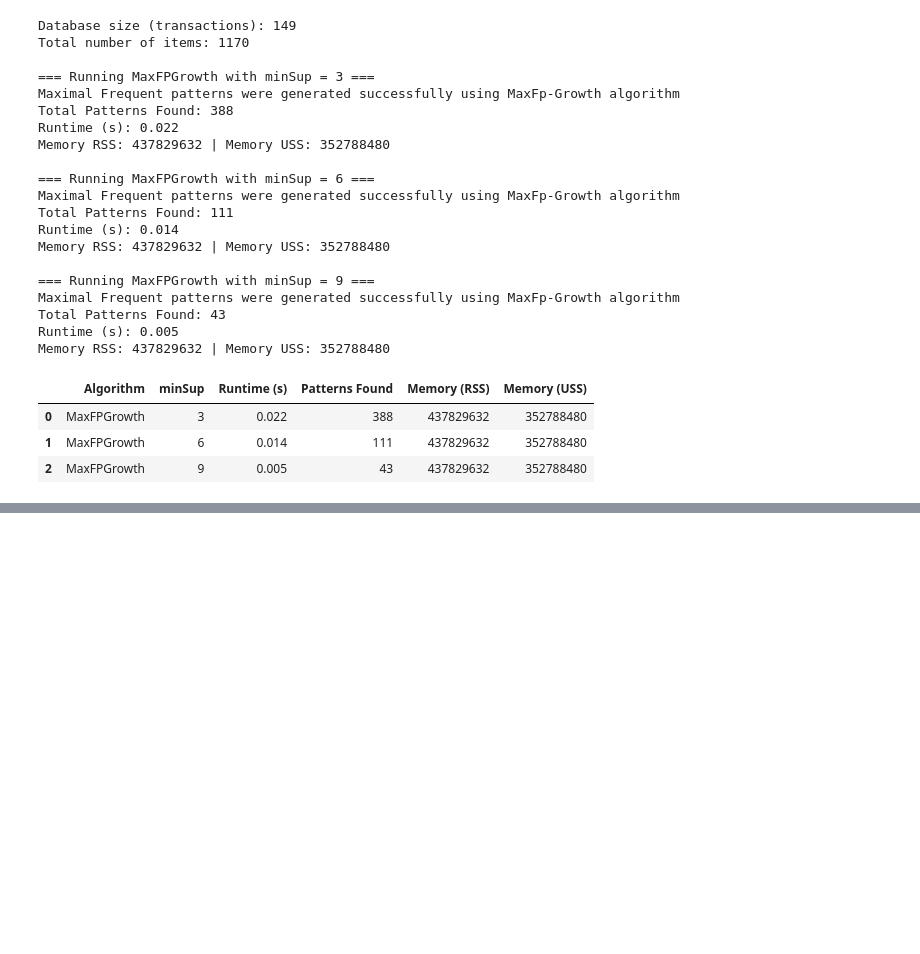
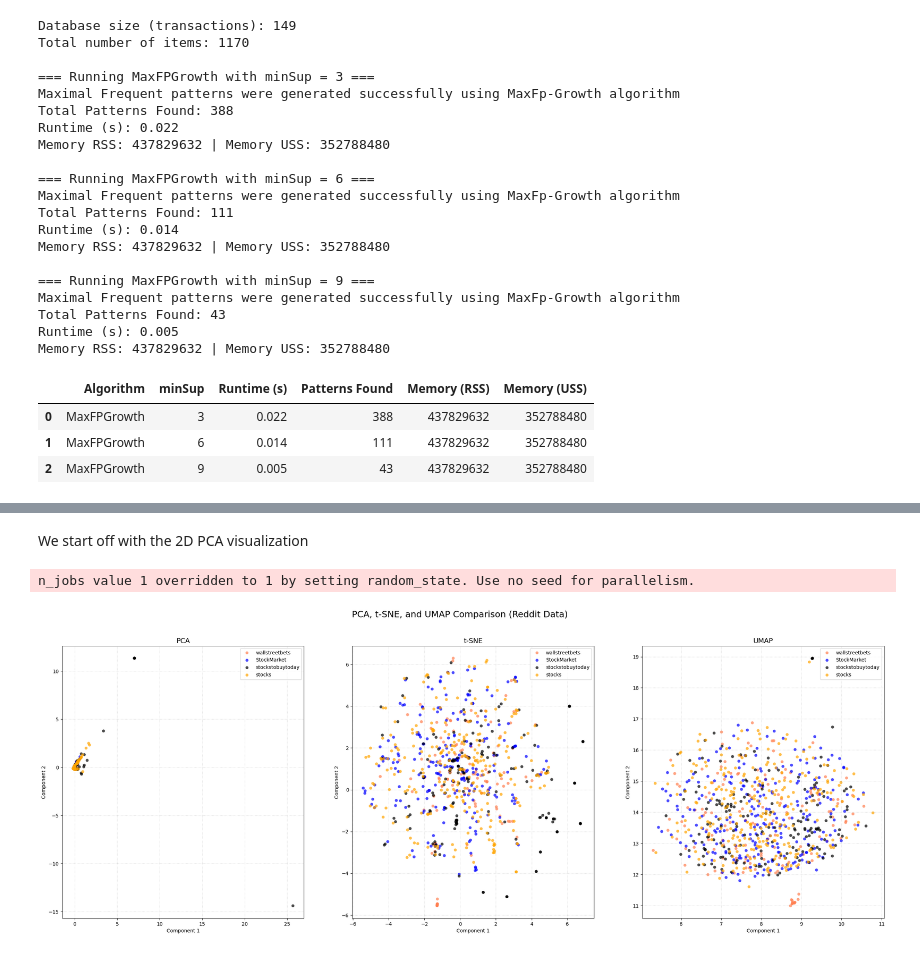
Before and after one commit to Ootje123/DM2025-Lab1-Exercise, a Jupyter notebook: DM2025-Lab1-Homework.ipynb, the cells around one changed output, grey strips where cells are left out. Drawn from its saved outputs; the diff is of its cells as text; code cells hidden in the pictures; blank space fills up the shorter version.

```diff
--- a/DM2025-Lab1-Homework.ipynb
+++ b/DM2025-Lab1-Homework.ipynb
@@ -588,3 +588,17 @@ Memory RSS: 437829632 | Memory USS: 352788480
 | 0 | MaxFPGrowth | 3 | 0.022 | 388 | 437829632 | 352788480 |
 | 1 | MaxFPGrowth | 6 | 0.014 | 111 | 437829632 | 352788480 |
 | 2 | MaxFPGrowth | 9 | 0.005 | 43 | 437829632 | 352788480 |
+# %%
+from sklearn.feature_extraction.text import CountVectorizer
+import pandas as pd
+
+# df is your Reddit dataframe
+count_vect = CountVectorizer(stop_words='english', max_features=5000)
+X_tdm = count_vect.fit_transform(df['text'].astype(str))  # Reddit post text
+terms = count_vect.get_feature_names_out()                # Vocabulary (column names)
+
+# Convert sparse matrix to a DataFrame
+tdm_df = pd.DataFrame(X_tdm.toarray(), columns=terms, index=df.index)
+
+print(f"✅ Term–Document Matrix created: {tdm_df.shape[0]} documents × {tdm_df.shape[1]} terms")
+display(tdm_df.head())
@@ -590,0 +614,41 @@ Memory RSS: 437829632 | Memory USS: 352788480
+# %% [markdown]
+We start off with the 2D PCA visualization
+# %%
+from sklearn.decomposition import PCA
+from sklearn.manifold import TSNE
+import umap
+import matplotlib.pyplot as plt
+
+# This might take a couple of minutes to execute
+# Apply PCA, t-SNE, and UMAP to the document-term frequency data
+X_pca_tdm = PCA(n_components=2).fit_transform(tdm_df.values)
+X_tsne_tdm = TSNE(n_components=2, random_state=42).fit_transform(tdm_df.values)
+X_umap_tdm = umap.UMAP(n_components=2, random_state=42).fit_transform(tdm_df.values)
+
+col = ['coral', 'blue', 'black', 'orange', 'green', 'purple']
+categories = df['subreddit'].unique()[:len(col)]
+
+# Create subplots
+fig, axes = plt.subplots(1, 3, figsize=(30, 10))
+fig.suptitle('PCA, t-SNE, and UMAP Comparison (Reddit Data)', fontsize=18)
+
+def plot_scatter(ax, X_reduced, title):
+    for c, category in zip(col, categories):
+        xs = X_reduced[df['subreddit'] == category].T[0]
+        ys = X_reduced[df['subreddit'] == category].T[1]
+        ax.scatter(xs, ys, c=c, marker='o', label=category, alpha=0.7, edgecolors='none')
+    ax.grid(color='gray', linestyle=':', linewidth=1, alpha=0.3)
+    ax.set_title(title, fontsize=14)
+    ax.set_xlabel('Component 1')
+    ax.set_ylabel('Component 2')
+    ax.legend(loc='upper right')
+
+# Plot all three projections
+plot_scatter(axes[0], X_pca_tdm, 'PCA')
+plot_scatter(axes[1], X_tsne_tdm, 't-SNE')
+plot_scatter(axes[2], X_umap_tdm, 'UMAP')
+
+plt.show()
+# %% [output]
+n_jobs value 1 overridden to 1 by setting random_state. Use no seed for parallelism.
+[figure, added]
```
Also changed, not shown: parts of 18 cells of this notebook.
